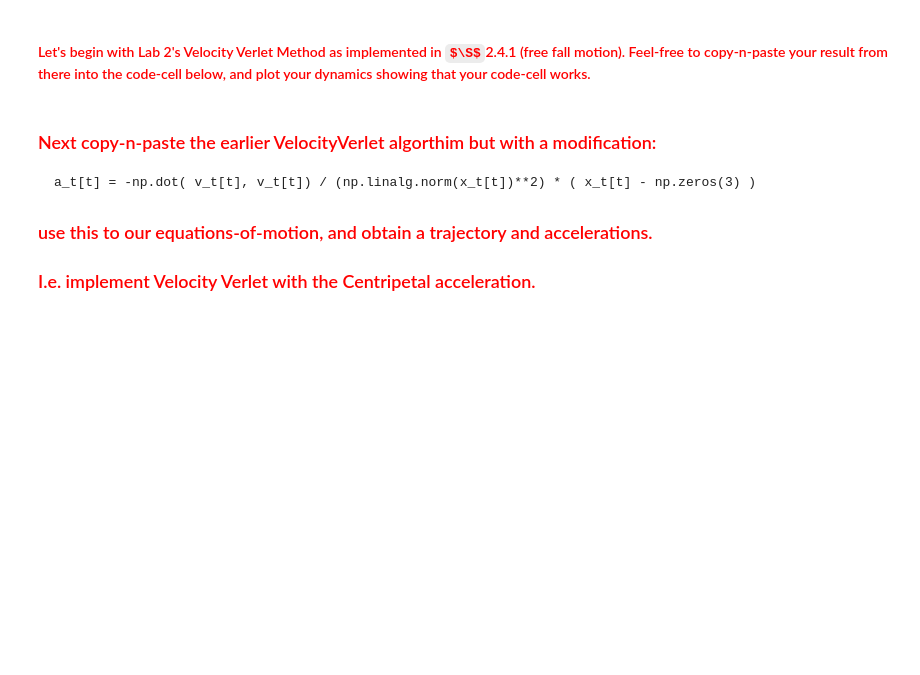
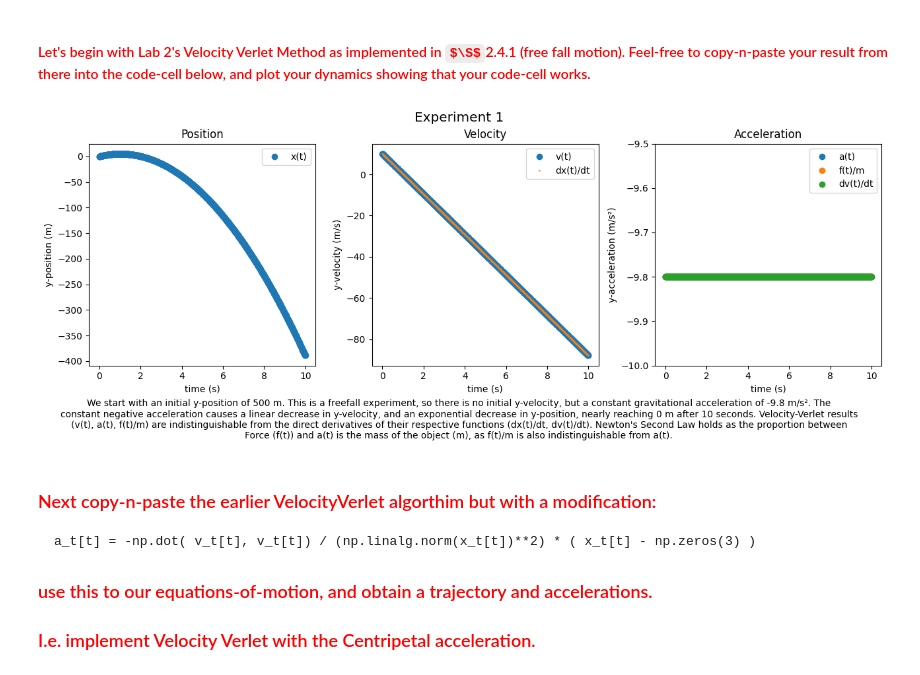
Before and after one commit to CalebAnderson22/PHY122, a Jupyter notebook: L5_Anderson.ipynb, the cells around one changed output. Saved outputs shown, nothing was run; the diff lists cells and outputs as text; code cells hidden in the pictures; some formulas as TeX source; blank space fills up the shorter version.

````diff
--- a/L5_Anderson.ipynb
+++ b/L5_Anderson.ipynb
@@ -15,10 +15,14 @@ from numpy.linalg import norm
 from numpy.random import normal as random_normal
 from numpy import arange, sort, searchsorted, exp, sqrt, zeros, ones, array, sin, cos
 from numpy import sum as Σ
+import textwrap
 
 np.set_printoptions(precision=4, linewidth=200, threshold=2000, suppress=True)
 
 π = np.pi
+
+def d(X):
+    return np.gradient(X, axis=0)
 
 def VelocityVerletRot(T, x0=np.array([1.,0.,0.]), v0=np.zeros(3), mass=1., xcenter=np.zeros(3)):
     Δt = T[1] - T[0]
@@ -62,8 +67,70 @@ plt.show()
 ### <font color='Red'>  Let's get acquainted with rotational motion. </font>
 # %% [markdown]
 #### <font color='Red'>  Lets define a time array to indicate all moment of time considered, i.e. as done in previous labs. And define an initial position, velocity, and particle mass. </font>
+# %%
+dt = 0.01 ### s(detector)
+t0 = 0
+tf = 10
+T = arange(t0, tf, dt)
+
+x0 = array([10.,0.,0.])
+v0 = array([0.,10.,0.])
 # %% [markdown]
 #### <font color='Red'>  Let's begin with Lab 2's Velocity Verlet Method as implemented in $\S$2.4.1 (free fall motion). Feel-free to copy-n-paste your result from there into the code-cell below, and plot your dynamics showing that your code-cell works. </font>
+# %%
+m = 10
+g = - 9.8
+f_gravity      = zeros( (len(T), 3) ) ## initialize an empty (i.e. zero-filled) 'force-trajectory' array
+f_gravity[:,1] = m * g ## fill-in all entries of axis-0, i.e. the x-axis, for all, hence ":" time-points
+R_tx = zeros((len(T), 3)) ## initialize position-trajectory (position vectors for all times, i.e. len(T))
+V_tx = zeros((len(T), 3)) ## initialize velocity-trajectory (velocity vectors for all times)
+A_tx = zeros((len(T), 3)) ## initialize acceleration-trajectory (acceleration vectors for all times)
+
+R_tx[0] = x0 ## initialize the 0th position-trajectory entry to the initial-position
+V_tx[0] = v0 ## initialize the 0th velocity-trajectory entry to the initial-velocity
+A_tx[0] = f_gravity[0] / m ## initialize the 0th acceleration-trajectory entry according to Newton's 2nd Law
+for t in range(1, len(T)): ## iteratively run algorithm for all entries (for all time, excluding time 0)
+  R_tx[t] = R_tx[t-1] + V_tx[t-1] * dt + 0.5 * A_tx[t-1] * dt**2 ## Velocity-Verlet Step 1 : find new position from old data
+  A_tx[t] = f_gravity[t-1] / m ## determine the t-th acceleration entry according to Newton's 2nd Law of the t-th force/mass
+  V_tx[t] = V_tx[t-1] + 0.5 * ( A_tx[t-1] + A_tx[t] ) * dt ## Velocity-Verlet Step 3 : find new velociy from old data & new accleration
+
+dRdt_tx = d(R_tx)/dt ## take numerical-time-derivative of the aforementioned position-trajectory
+dVdt_tx = d(V_tx)/dt ## take numerical-time-derivative of the aforementioned velocity-trajectory
+
+fig, (ax1, ax2, ax3) = plt.subplots(1, 3)
+
+fig.text(1, 1, "Experiment 1", ha='center', fontsize='x-large')
+fig.subplots_adjust(hspace=0.01, wspace=0.25, right=2, top=0.93, bottom=0.23)
+caption = "We start with an initial y-position of 500 m. This is a freefall experiment, so there is no initial y-velocity,"\
+            " but a constant gravitational acceleration of -9.8 m/s\u00b2. The constant negative acceleration causes a linear decrease in y-velocity,"\
+            " and an exponential decrease in y-position, nearly reaching 0 m after 10 seconds. Velocity-Verlet results (v(t), a(t), f(t)/m) are indistinguishable"\
+            " from the direct derivatives of their respective functions (dx(t)/dt, dv(t)/dt). Newton's Second Law holds as the proportion between Force (f(t))"\
+            " and a(t) is the mass of the object (m), as f(t)/m is also indistinguishable from a(t)."
+caption_wrapped = textwrap.fill(caption, width=175)
+fig.text(1, 0, caption_wrapped, ha='center')
+
+ax1.scatter(T, R_tx[:,1], label="x(t)")
+ax1.set_title("Position")
+ax1.legend(loc="upper right")
+ax1.set(xlabel='time (s)', ylabel='y-position (m)')
+
+ax2.scatter(T, V_tx[:,1], label="v(t)")
+ax2.scatter(T, dRdt_tx[:,1], s=0.5, label="dx(t)/dt")
+ax2.set_title("Velocity")
+ax2.legend(loc="upper right")
+ax2.set(xlabel='time (s)', ylabel='y-velocity (m/s)')
+
+ax3.scatter(T, A_tx[:,1], label="a(t)")
+ax3.scatter(T, f_gravity[:,1]/m, label="f(t)/m")
+ax3.scatter(T, dVdt_tx[:,1], label="dv(t)/dt")
+ax3.set_ylim(-10,-9.5)
+ax3.legend(loc="upper right")
+ax3.set_title("Acceleration")
+ax3.set(xlabel='time (s)', ylabel='y-acceleration (m/s\u00b2)')
+
+fig.show()
+# %% [output]
+[figure, added]
 # %% [markdown]
 ### <font color='Red'>  Next copy-n-paste the earlier VelocityVerlet algorthim but with a modification: </font>
 ```
````
Also changed, not shown: parts of 30 cells of this notebook.
